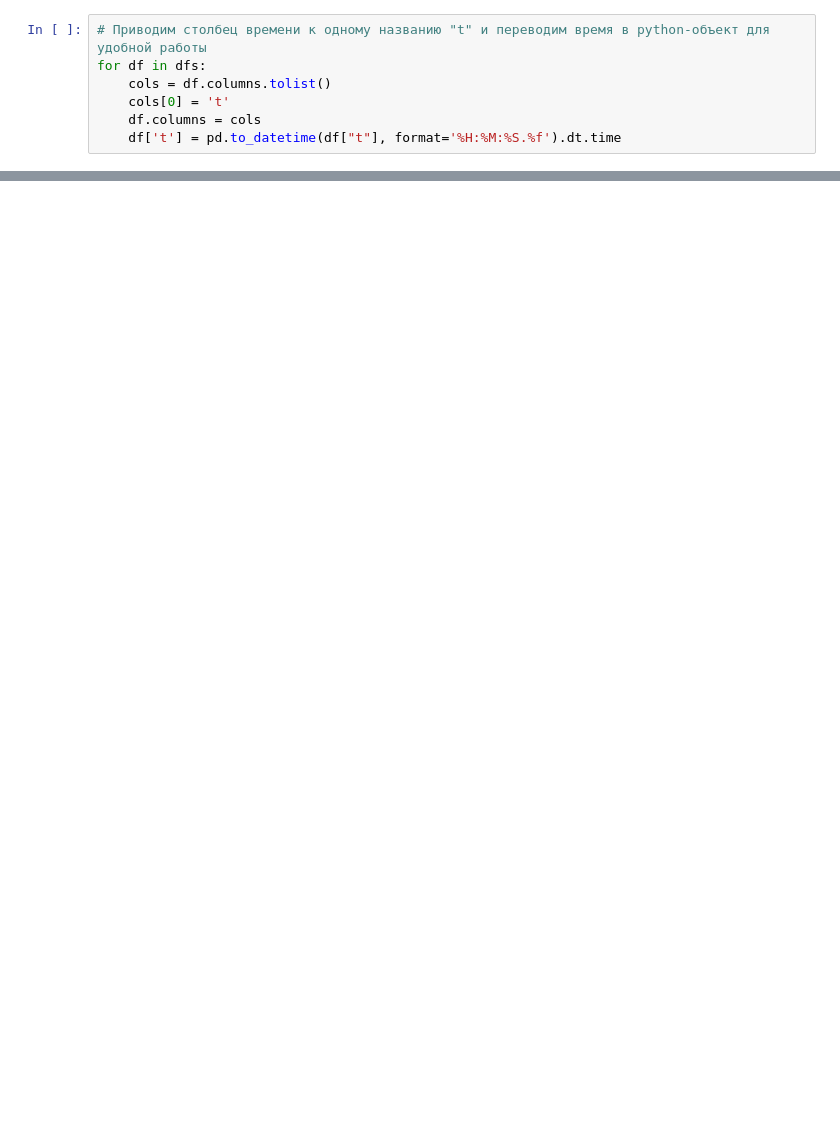
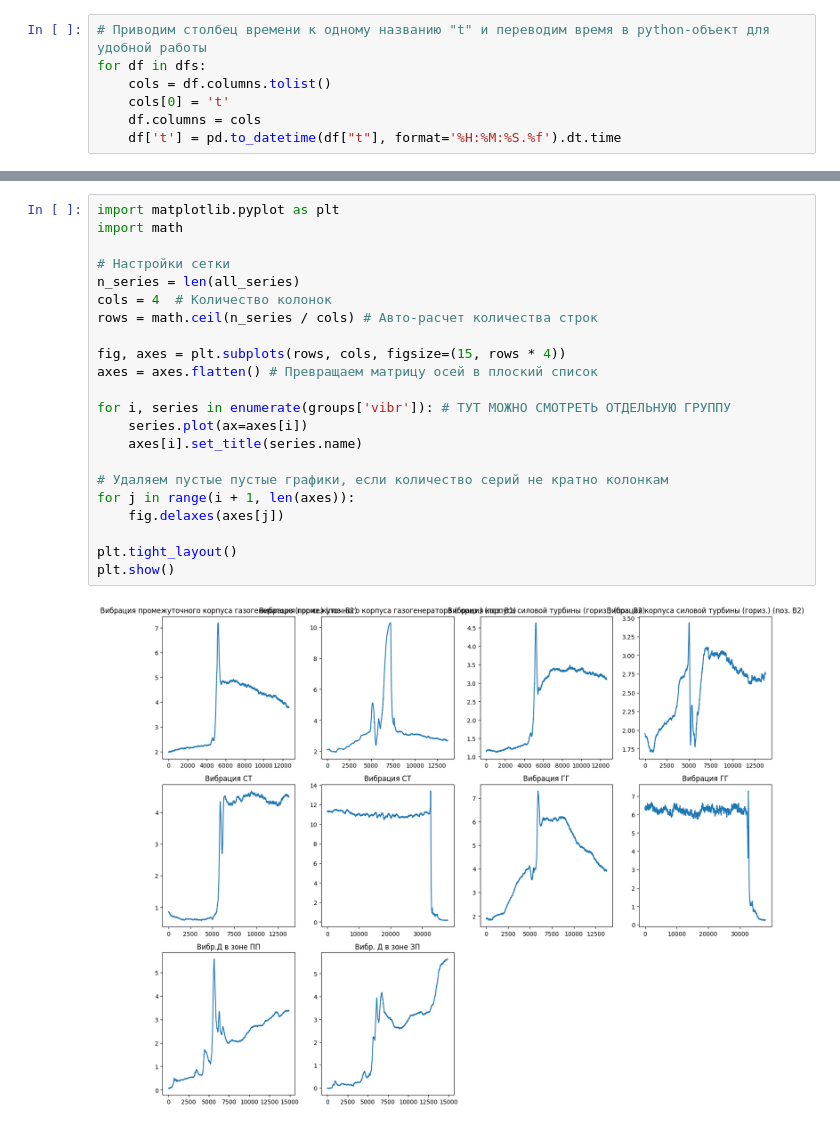
Before and after one commit to Frekenboken/gazprom-hack-mirea, a Jupyter notebook: main.ipynb, the cells around one changed output, grey strips where cells are left out. Saved outputs shown, nothing was run; the diff lists cells and outputs as text; blank space fills up the shorter version.

```diff
--- a/main.ipynb
+++ b/main.ipynb
@@ -75,0 +76,24 @@ for df in dfs:
+# %%
+import matplotlib.pyplot as plt
+import math
+
+# Настройки сетки
+n_series = len(all_series)
+cols = 4  # Количество колонок
+rows = math.ceil(n_series / cols) # Авто-расчет количества строк
+
+fig, axes = plt.subplots(rows, cols, figsize=(15, rows * 4))
+axes = axes.flatten() # Превращаем матрицу осей в плоский список
+
+for i, series in enumerate(groups['vibr']): # ТУТ МОЖНО СМОТРЕТЬ ОТДЕЛЬНУЮ ГРУППУ
+    series.plot(ax=axes[i])
+    axes[i].set_title(series.name)
+
+# Удаляем пустые пустые графики, если количество серий не кратно колонкам
+for j in range(i + 1, len(axes)):
+    fig.delaxes(axes[j])
+
+plt.tight_layout()
+plt.show()
+# %% [output]
+[figure, added]
```
Also changed, not shown: parts of 8 cells of this notebook.
